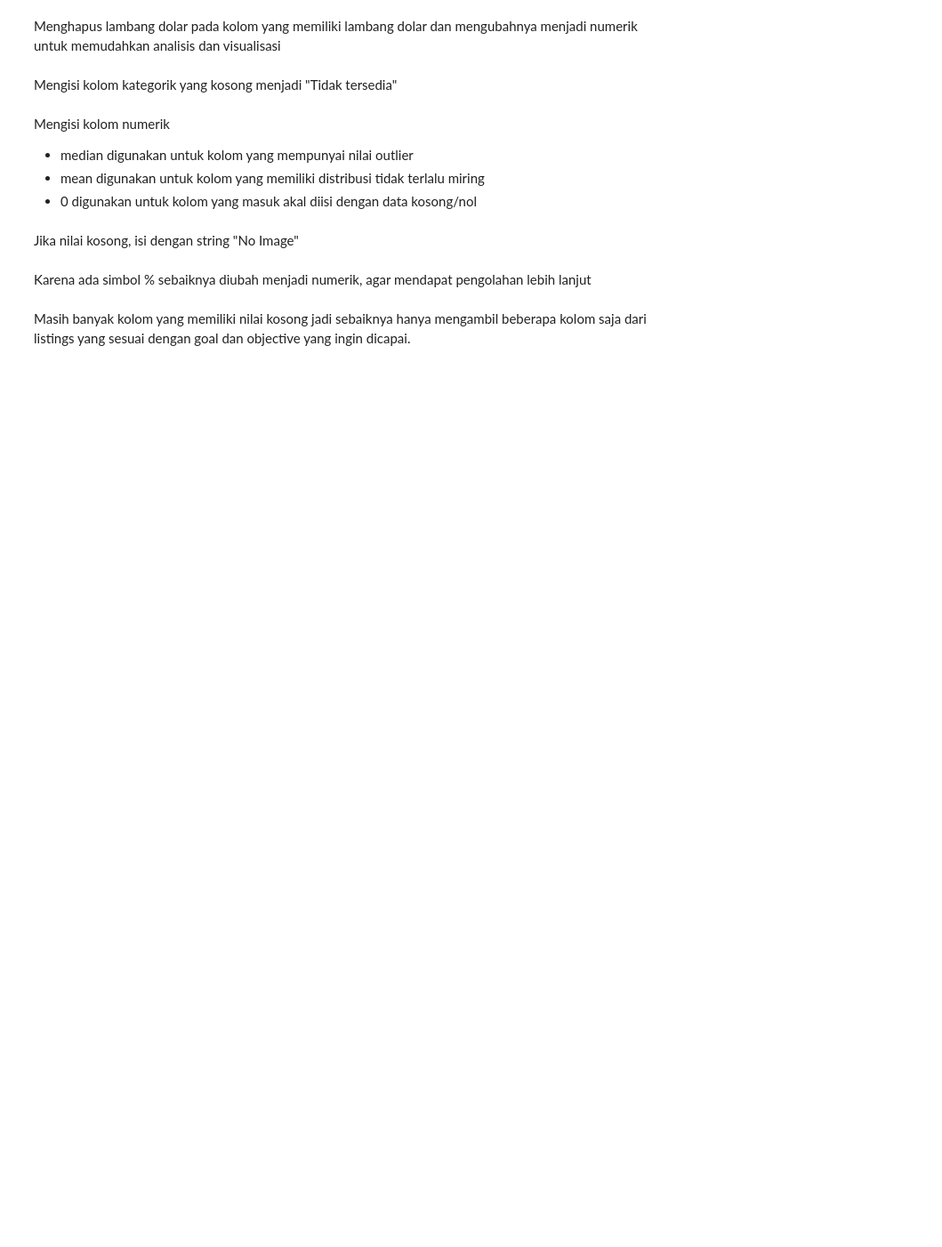
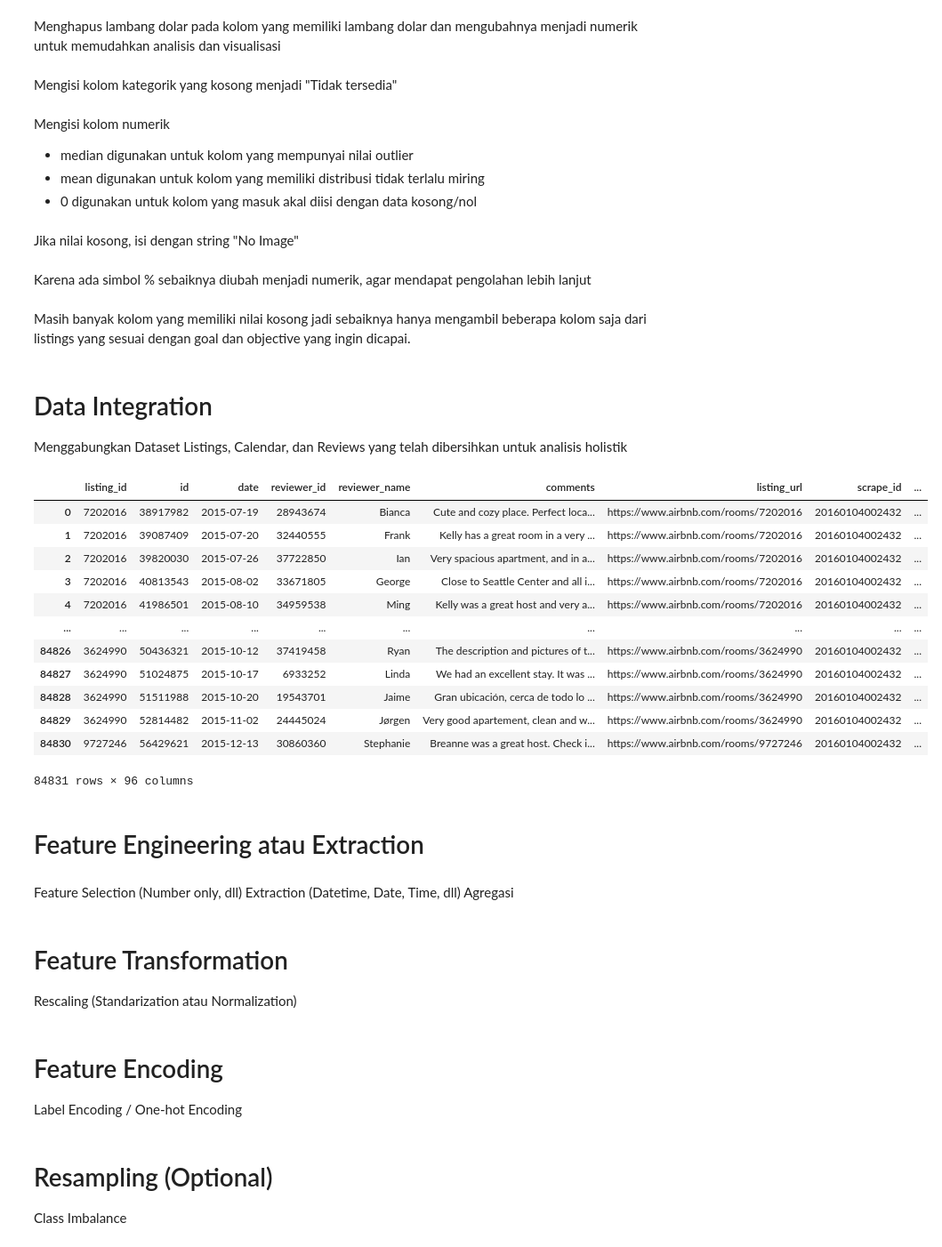
Before and after one commit to the-goldengate/seattle-airbnb, a Jupyter notebook: Stage1_FinalProject_Rakamin.ipynb, the cells around one changed output. Shown at 89% size. Drawn from its saved outputs; the diff is of its cells as text; code cells hidden in the pictures; blank space fills up the shorter version.

Commit message:
Add Merge and notes for Feature Engineering for stage1

```diff
--- a/Stage1_FinalProject_Rakamin.ipynb
+++ b/Stage1_FinalProject_Rakamin.ipynb
@@ -15,12 +15,20 @@ from scipy.stats import pointbiserialr
 # %% [markdown]
 #Import & Load Dataset
 # %%
+machine = 'vsc'
+
 # Import Dataset
-dataset_link = 'https://drive.google.com/drive/folders/1wLAk6IsUNCWhGENAmAUnmXZxLiiv7m4q?usp=sharing'
-gdown.download_folder(dataset_link, quiet=True, use_cookies=False)
+# Path Dataset
+if machine == 'vsc':
+    path = '.\Dataset'
+    if os.path.isfile(path):
+        dataset_link = 'https://drive.google.com/drive/folders/1wLAk6IsUNCWhGENAmAUnmXZxLiiv7m4q?usp=sharing'
+        gdown.download_folder(dataset_link, quiet=True, use_cookies=False)
+else:
+    dataset_link = 'https://drive.google.com/drive/folders/1wLAk6IsUNCWhGENAmAUnmXZxLiiv7m4q?usp=sharing'
+    gdown.download_folder(dataset_link, quiet=True, use_cookies=False)
+    path = '/content/Dataset/'
 
-# Path Dataset
-path = '/content/Dataset/'
 
 # Get the data from Dataset Folder
 csv_files = [os.path.join(path, file) for file in os.listdir(path) if file.endswith('.csv')]
@@ -86,9 +94,14 @@ kurang sesuai?
 * Apakah ada kolom yang memiliki nilai summary agak aneh?
 (min/mean/median/max/unique/top/freq)
 # %%
-reviews = pd.read_csv('/content/Dataset/reviews.csv')
-calendar = pd.read_csv('/content/Dataset/calendar.csv')
-listings = pd.read_csv('/content/Dataset/listings.csv')
+if machine == 'vsc':
+    reviews = pd.read_csv('./Dataset/reviews.csv')
+    calendar = pd.read_csv('./Dataset/calendar.csv')
+    listings = pd.read_csv('./Dataset/listings.csv')
+else:
+    reviews = pd.read_csv('/content/Dataset/reviews.csv')
+    calendar = pd.read_csv('/content/Dataset/calendar.csv')
+    listings = pd.read_csv('/content/Dataset/listings.csv')
 # %% [markdown]
 ##Dataset Reviews
 # %%
@@ -371,3 +402,41 @@ Karena ada simbol % sebaiknya diubah menjadi numerik, agar mendapat pengolahan l
 listings = listings.drop(columns=['license'])
 # %% [markdown]
 Masih banyak kolom yang memiliki nilai kosong jadi sebaiknya hanya mengambil beberapa kolom saja dari listings yang sesuai dengan goal dan objective yang ingin dicapai.
+# %% [markdown]
+# Data Integration
+Menggabungkan Dataset Listings, Calendar, dan Reviews yang telah dibersihkan untuk analisis holistik
+# %%
+dfs = [reviews, calendar, listings]
+merged_df = dfs[0]
+for df in dfs[1:]:
+    merged_dataset = pd.merge(merged_df, df, on='listing_id', how='inner')
+merged_dataset
+# %% [output]
+|  | listing_id | id | date | reviewer_id | reviewer_name | comments | listing_url | scrape_id | ... |
+| 0 | 7202016 | 38917982 | 2015-07-19 | 28943674 | Bianca | Cute and cozy place. Perfect loca... | https://www.airbnb.com/rooms/7202016 | 20160104002432 | ... |
+| 1 | 7202016 | 39087409 | 2015-07-20 | 32440555 | Frank | Kelly has a great room in a very ... | https://www.airbnb.com/rooms/7202016 | 20160104002432 | ... |
+| 2 | 7202016 | 39820030 | 2015-07-26 | 37722850 | Ian | Very spacious apartment, and in a... | https://www.airbnb.com/rooms/7202016 | 20160104002432 | ... |
+| 3 | 7202016 | 40813543 | 2015-08-02 | 33671805 | George | Close to Seattle Center and all i... | https://www.airbnb.com/rooms/7202016 | 20160104002432 | ... |
+| 4 | 7202016 | 41986501 | 2015-08-10 | 34959538 | Ming | Kelly was a great host and very a... | https://www.airbnb.com/rooms/7202016 | 20160104002432 | ... |
+| ... | ... | ... | ... | ... | ... | ... | ... | ... | ... |
+| 84826 | 3624990 | 50436321 | 2015-10-12 | 37419458 | Ryan | The description and pictures of t... | https://www.airbnb.com/rooms/3624990 | 20160104002432 | ... |
+| 84827 | 3624990 | 51024875 | 2015-10-17 | 6933252 | Linda | We had an excellent stay. It was ... | https://www.airbnb.com/rooms/3624990 | 20160104002432 | ... |
+| 84828 | 3624990 | 51511988 | 2015-10-20 | 19543701 | Jaime | Gran ubicación, cerca de todo lo ... | https://www.airbnb.com/rooms/3624990 | 20160104002432 | ... |
+| 84829 | 3624990 | 52814482 | 2015-11-02 | 24445024 | Jørgen | Very good apartement, clean and w... | https://www.airbnb.com/rooms/3624990 | 20160104002432 | ... |
+| 84830 | 9727246 | 56429621 | 2015-12-13 | 30860360 | Stephanie | Breanne was a great host. Check i... | https://www.airbnb.com/rooms/9727246 | 20160104002432 | ... |
+84831 rows × 96 columns
+# %% [markdown]
+# Feature Engineering atau Extraction
+# %% [markdown]
+Feature Selection (Number only, dll)
+Extraction (Datetime, Date, Time, dll)
+Agregasi
+# %% [markdown]
+# Feature Transformation
+Rescaling (Standarization atau Normalization)
+# %% [markdown]
+# Feature Encoding
+Label Encoding / One-hot Encoding
+# %% [markdown]
+# Resampling (Optional)
+Class Imbalance
```
Also changed, not shown: parts of 10 cells of this notebook.
